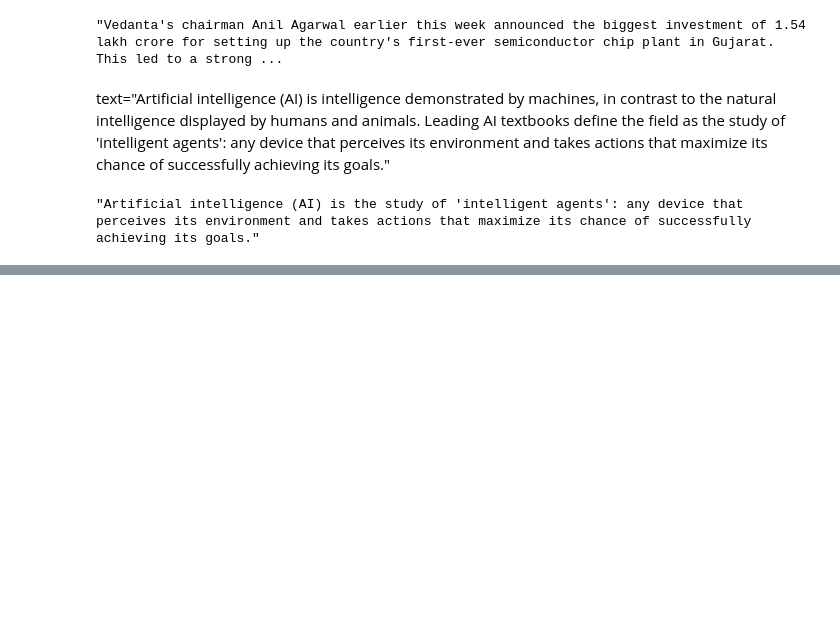
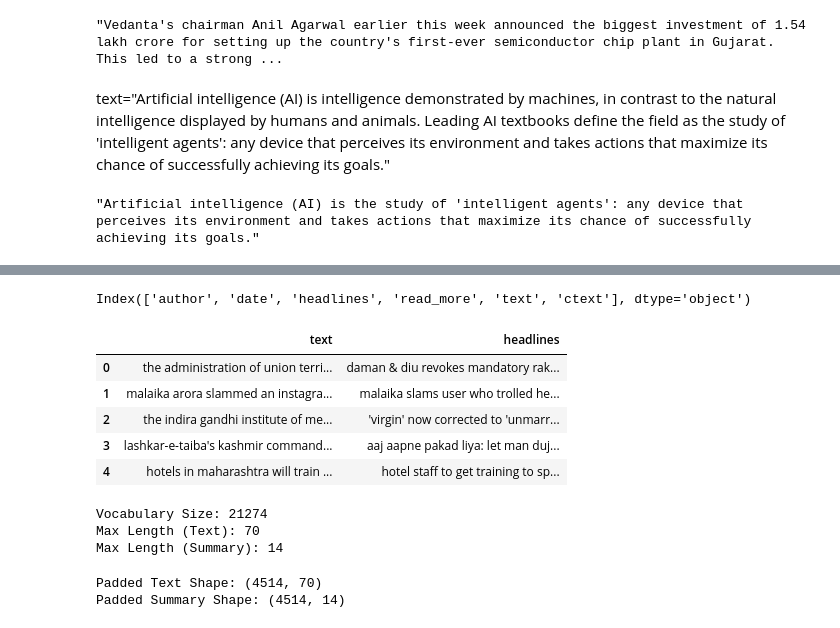
Before and after one commit to lalith301/DA-2-Practice-questions-, a Jupyter notebook: Text_Summarization_usinng_T5.ipynb, the cells around one changed output, grey strips where cells are left out. Saved outputs shown, nothing was run; the diff lists cells and outputs as text; code cells hidden in the pictures; blank space fills up the shorter version.

```diff
--- a/Text_Summarization_usinng_T5.ipynb
+++ b/Text_Summarization_usinng_T5.ipynb
@@ -585,0 +920,30 @@ summarize_text(text)
+# %%
+import pandas as pd
+
+url = 'https://raw.githubusercontent.com/sunnysai12345/News_Summary/master/news_summary.csv'
+df = pd.read_csv(url, encoding='latin')
+
+
+# Check dataset columns
+print(df.columns)
+# %% [output]
+Index(['author', 'date', 'headlines', 'read_more', 'text', 'ctext'], dtype='object')
+# %%
+df = df[['text', 'headlines']].dropna()  # Select relevant columns & remove NaNs
+
+# Convert text to lowercase (optional)
+df['text'] = df['text'].str.lower()
+df['headlines'] = df['headlines'].str.lower()
+
+# Remove duplicates
+df = df.drop_duplicates()
+
+# Display sample
+df.head()
+# %% [output]
+|  | text | headlines |
+| 0 | the administration of union terri... | daman & diu revokes mandatory rak... |
+| 1 | malaika arora slammed an instagra... | malaika slams user who trolled he... |
+| 2 | the indira gandhi institute of me... | 'virgin' now corrected to 'unmarr... |
+| 3 | lashkar-e-taiba's kashmir command... | aaj aapne pakad liya: let man duj... |
+| 4 | hotels in maharashtra will train ... | hotel staff to get training to sp... |
@@ -585,0 +972,41 @@ summarize_text(text)
+# %%
+from tensorflow.keras.preprocessing.text import Tokenizer
+from tensorflow.keras.preprocessing.sequence import pad_sequences
+
+# Selecting relevant columns
+texts = df['text']  # Full articles
+summaries = df['headlines']  # Headlines (summaries)
+
+# Initialize Tokenizer
+tokenizer = Tokenizer(oov_token="<OOV>")  # Handling out-of-vocab words
+tokenizer.fit_on_texts(texts)
+
+# Convert text to sequences
+tokenized_texts = tokenizer.texts_to_sequences(texts)
+tokenized_summaries = tokenizer.texts_to_sequences(summaries)
+
+# Vocabulary size
+vocab_size = len(tokenizer.word_index) + 1  # +1 for padding
+
+# Find max sequence lengths dynamically
+max_length_text = max([len(seq) for seq in tokenized_texts])
+max_length_summary = max([len(seq) for seq in tokenized_summaries])
+
+print(f"Vocabulary Size: {vocab_size}")
+print(f"Max Length (Text): {max_length_text}")
+print(f"Max Length (Summary): {max_length_summary}")
+# %% [output]
+Vocabulary Size: 21274
+Max Length (Text): 70
+Max Length (Summary): 14
+# %%
+# Pad sequences to the max length
+padded_texts = pad_sequences(tokenized_texts, maxlen=max_length_text, padding='post', truncating='post')
+padded_summaries = pad_sequences(tokenized_summaries, maxlen=max_length_summary, padding='post', truncating='post')
+
+# Check shape
+print(f"Padded Text Shape: {padded_texts.shape}")
+print(f"Padded Summary Shape: {padded_summaries.shape}")
+# %% [output]
+Padded Text Shape: (4514, 70)
+Padded Summary Shape: (4514, 14)
```
Also changed, not shown: parts of 49 cells of this notebook.
